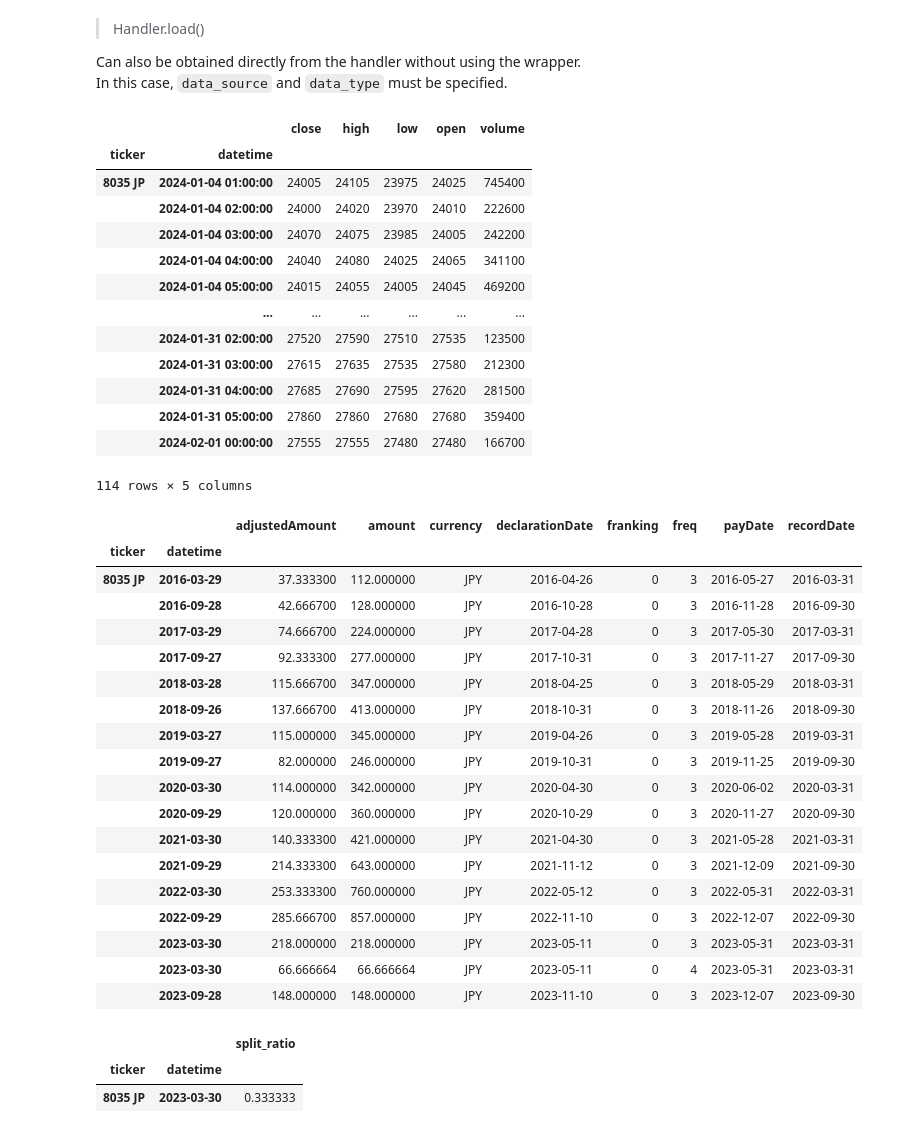
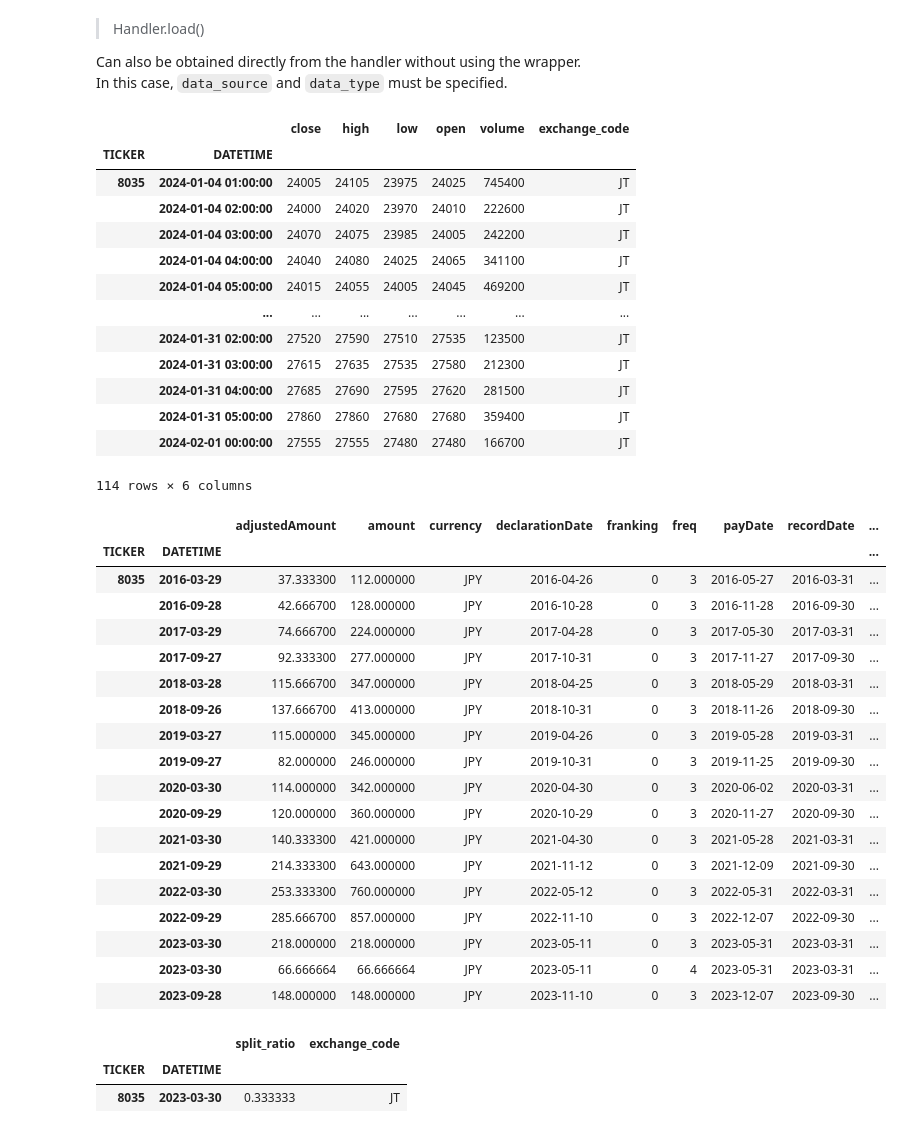
Before and after one commit to aiqindex/sample_notebooks, a Jupyter notebook: data/base/load_finnhub_market_prices.ipynb, the cells around one changed output. Drawn from its saved outputs; the diff is of its cells as text; code cells hidden in the pictures.

```diff
--- a/data/base/load_finnhub_market_prices.ipynb
+++ b/data/base/load_finnhub_market_prices.ipynb
@@ -165,66 +167,66 @@ In this case, `data_source` and `data_type` must be specified.
 sdh.load(
     'finnhub',
     data_type='equity_prices',
-    symbol='8035.T',
+    symbols='8035.T',
     freq='60',
     start_datetime='2023-12-29',
     end_datetime='2024-02-01'
 ).retrieve()
 # %% [output]
-|  |  | close | high | low | open | volume |
-| ticker | datetime |  |  |  |  |  |
-| 8035 JP | 2024-01-04 01:00:00 | 24005 | 24105 | 23975 | 24025 | 745400 |
-|  | 2024-01-04 02:00:00 | 24000 | 24020 | 23970 | 24010 | 222600 |
-|  | 2024-01-04 03:00:00 | 24070 | 24075 | 23985 | 24005 | 242200 |
-|  | 2024-01-04 04:00:00 | 24040 | 24080 | 24025 | 24065 | 341100 |
-|  | 2024-01-04 05:00:00 | 24015 | 24055 | 24005 | 24045 | 469200 |
-|  | ... | ... | ... | ... | ... | ... |
-|  | 2024-01-31 02:00:00 | 27520 | 27590 | 27510 | 27535 | 123500 |
-|  | 2024-01-31 03:00:00 | 27615 | 27635 | 27535 | 27580 | 212300 |
-|  | 2024-01-31 04:00:00 | 27685 | 27690 | 27595 | 27620 | 281500 |
-|  | 2024-01-31 05:00:00 | 27860 | 27860 | 27680 | 27680 | 359400 |
-|  | 2024-02-01 00:00:00 | 27555 | 27555 | 27480 | 27480 | 166700 |
+|  |  | close | high | low | open | volume | exchange_code |
+| TICKER | DATETIME |  |  |  |  |  |  |
+| 8035 | 2024-01-04 01:00:00 | 24005 | 24105 | 23975 | 24025 | 745400 | JT |
+|  | 2024-01-04 02:00:00 | 24000 | 24020 | 23970 | 24010 | 222600 | JT |
+|  | 2024-01-04 03:00:00 | 24070 | 24075 | 23985 | 24005 | 242200 | JT |
+|  | 2024-01-04 04:00:00 | 24040 | 24080 | 24025 | 24065 | 341100 | JT |
+|  | 2024-01-04 05:00:00 | 24015 | 24055 | 24005 | 24045 | 469200 | JT |
+|  | ... | ... | ... | ... | ... | ... | ... |
+|  | 2024-01-31 02:00:00 | 27520 | 27590 | 27510 | 27535 | 123500 | JT |
+|  | 2024-01-31 03:00:00 | 27615 | 27635 | 27535 | 27580 | 212300 | JT |
+|  | 2024-01-31 04:00:00 | 27685 | 27690 | 27595 | 27620 | 281500 | JT |
+|  | 2024-01-31 05:00:00 | 27860 | 27860 | 27680 | 27680 | 359400 | JT |
+|  | 2024-02-01 00:00:00 | 27555 | 27555 | 27480 | 27480 | 166700 | JT |
-114 rows × 5 columns
+114 rows × 6 columns
 # %%
 sdh.load(
     'finnhub',
     data_type='dividends',
-    symbol='8035.T',
+    symbols='8035.T',
     start_datetime='2015-09-30',
     end_datetime='2023-12-31'
 ).retrieve()
 # %% [output]
-|  |  | adjustedAmount | amount | currency | declarationDate | franking | freq | payDate | recordDate |
-| ticker | datetime |  |  |  |  |  |  |  |  |
-| 8035 JP | 2016-03-29 | 37.333300 | 112.000000 | JPY | 2016-04-26 | 0 | 3 | 2016-05-27 | 2016-03-31 |
-|  | 2016-09-28 | 42.666700 | 128.000000 | JPY | 2016-10-28 | 0 | 3 | 2016-11-28 | 2016-09-30 |
-|  | 2017-03-29 | 74.666700 | 224.000000 | JPY | 2017-04-28 | 0 | 3 | 2017-05-30 | 2017-03-31 |
-|  | 2017-09-27 | 92.333300 | 277.000000 | JPY | 2017-10-31 | 0 | 3 | 2017-11-27 | 2017-09-30 |
-|  | 2018-03-28 | 115.666700 | 347.000000 | JPY | 2018-04-25 | 0 | 3 | 2018-05-29 | 2018-03-31 |
-|  | 2018-09-26 | 137.666700 | 413.000000 | JPY | 2018-10-31 | 0 | 3 | 2018-11-26 | 2018-09-30 |
-|  | 2019-03-27 | 115.000000 | 345.000000 | JPY | 2019-04-26 | 0 | 3 | 2019-05-28 | 2019-03-31 |
-|  | 2019-09-27 | 82.000000 | 246.000000 | JPY | 2019-10-31 | 0 | 3 | 2019-11-25 | 2019-09-30 |
-|  | 2020-03-30 | 114.000000 | 342.000000 | JPY | 2020-04-30 | 0 | 3 | 2020-06-02 | 2020-03-31 |
-|  | 2020-09-29 | 120.000000 | 360.000000 | JPY | 2020-10-29 | 0 | 3 | 2020-11-27 | 2020-09-30 |
-|  | 2021-03-30 | 140.333300 | 421.000000 | JPY | 2021-04-30 | 0 | 3 | 2021-05-28 | 2021-03-31 |
-|  | 2021-09-29 | 214.333300 | 643.000000 | JPY | 2021-11-12 | 0 | 3 | 2021-12-09 | 2021-09-30 |
-|  | 2022-03-30 | 253.333300 | 760.000000 | JPY | 2022-05-12 | 0 | 3 | 2022-05-31 | 2022-03-31 |
-|  | 2022-09-29 | 285.666700 | 857.000000 | JPY | 2022-11-10 | 0 | 3 | 2022-12-07 | 2022-09-30 |
-|  | 2023-03-30 | 218.000000 | 218.000000 | JPY | 2023-05-11 | 0 | 3 | 2023-05-31 | 2023-03-31 |
-|  | 2023-03-30 | 66.666664 | 66.666664 | JPY | 2023-05-11 | 0 | 4 | 2023-05-31 | 2023-03-31 |
-|  | 2023-09-28 | 148.000000 | 148.000000 | JPY | 2023-11-10 | 0 | 3 | 2023-12-07 | 2023-09-30 |
+|  |  | adjustedAmount | amount | currency | declarationDate | franking | freq | payDate | recordDate | ... |
+| TICKER | DATETIME |  |  |  |  |  |  |  |  | ... |
+| 8035 | 2016-03-29 | 37.333300 | 112.000000 | JPY | 2016-04-26 | 0 | 3 | 2016-05-27 | 2016-03-31 | ... |
+|  | 2016-09-28 | 42.666700 | 128.000000 | JPY | 2016-10-28 | 0 | 3 | 2016-11-28 | 2016-09-30 | ... |
+|  | 2017-03-29 | 74.666700 | 224.000000 | JPY | 2017-04-28 | 0 | 3 | 2017-05-30 | 2017-03-31 | ... |
+|  | 2017-09-27 | 92.333300 | 277.000000 | JPY | 2017-10-31 | 0 | 3 | 2017-11-27 | 2017-09-30 | ... |
+|  | 2018-03-28 | 115.666700 | 347.000000 | JPY | 2018-04-25 | 0 | 3 | 2018-05-29 | 2018-03-31 | ... |
+|  | 2018-09-26 | 137.666700 | 413.000000 | JPY | 2018-10-31 | 0 | 3 | 2018-11-26 | 2018-09-30 | ... |
+|  | 2019-03-27 | 115.000000 | 345.000000 | JPY | 2019-04-26 | 0 | 3 | 2019-05-28 | 2019-03-31 | ... |
+|  | 2019-09-27 | 82.000000 | 246.000000 | JPY | 2019-10-31 | 0 | 3 | 2019-11-25 | 2019-09-30 | ... |
+|  | 2020-03-30 | 114.000000 | 342.000000 | JPY | 2020-04-30 | 0 | 3 | 2020-06-02 | 2020-03-31 | ... |
+|  | 2020-09-29 | 120.000000 | 360.000000 | JPY | 2020-10-29 | 0 | 3 | 2020-11-27 | 2020-09-30 | ... |
+|  | 2021-03-30 | 140.333300 | 421.000000 | JPY | 2021-04-30 | 0 | 3 | 2021-05-28 | 2021-03-31 | ... |
+|  | 2021-09-29 | 214.333300 | 643.000000 | JPY | 2021-11-12 | 0 | 3 | 2021-12-09 | 2021-09-30 | ... |
+|  | 2022-03-30 | 253.333300 | 760.000000 | JPY | 2022-05-12 | 0 | 3 | 2022-05-31 | 2022-03-31 | ... |
+|  | 2022-09-29 | 285.666700 | 857.000000 | JPY | 2022-11-10 | 0 | 3 | 2022-12-07 | 2022-09-30 | ... |
+|  | 2023-03-30 | 218.000000 | 218.000000 | JPY | 2023-05-11 | 0 | 3 | 2023-05-31 | 2023-03-31 | ... |
+|  | 2023-03-30 | 66.666664 | 66.666664 | JPY | 2023-05-11 | 0 | 4 | 2023-05-31 | 2023-03-31 | ... |
+|  | 2023-09-28 | 148.000000 | 148.000000 | JPY | 2023-11-10 | 0 | 3 | 2023-12-07 | 2023-09-30 | ... |
 # %%
 sdh.load(
     'finnhub',
     data_type='stock_splits',
-    symbol='8035.T',
+    symbols='8035.T',
     start_datetime='2015-09-30',
     end_datetime='2023-12-31'
 ).retrieve()
 # %% [output]
-|  |  | split_ratio |
-| ticker | datetime |  |
-| 8035 JP | 2023-03-30 | 0.333333 |
+|  |  | split_ratio | exchange_code |
+| TICKER | DATETIME |  |  |
+| 8035 | 2023-03-30 | 0.333333 | JT |
 # %%
 sdh.load(
     'finnhub',
```
Also changed, not shown: parts of 8 cells of this notebook, 5 other files.
